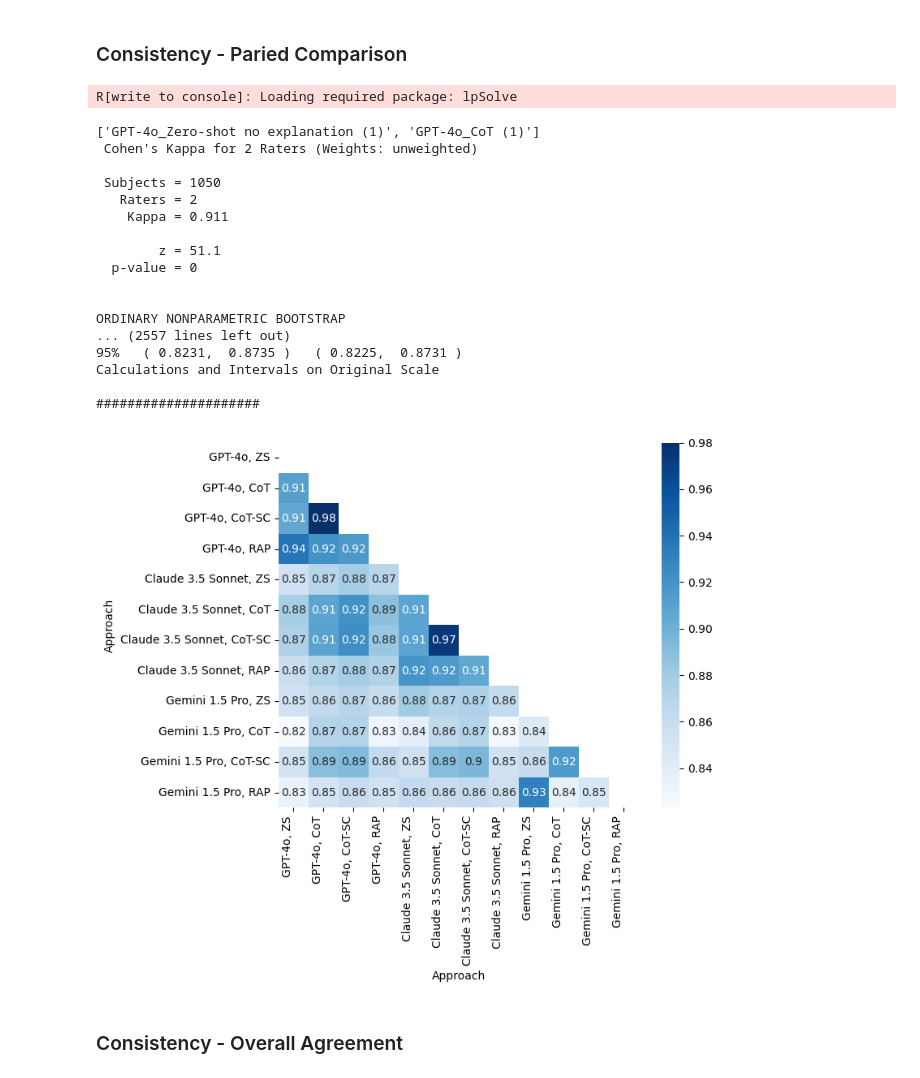
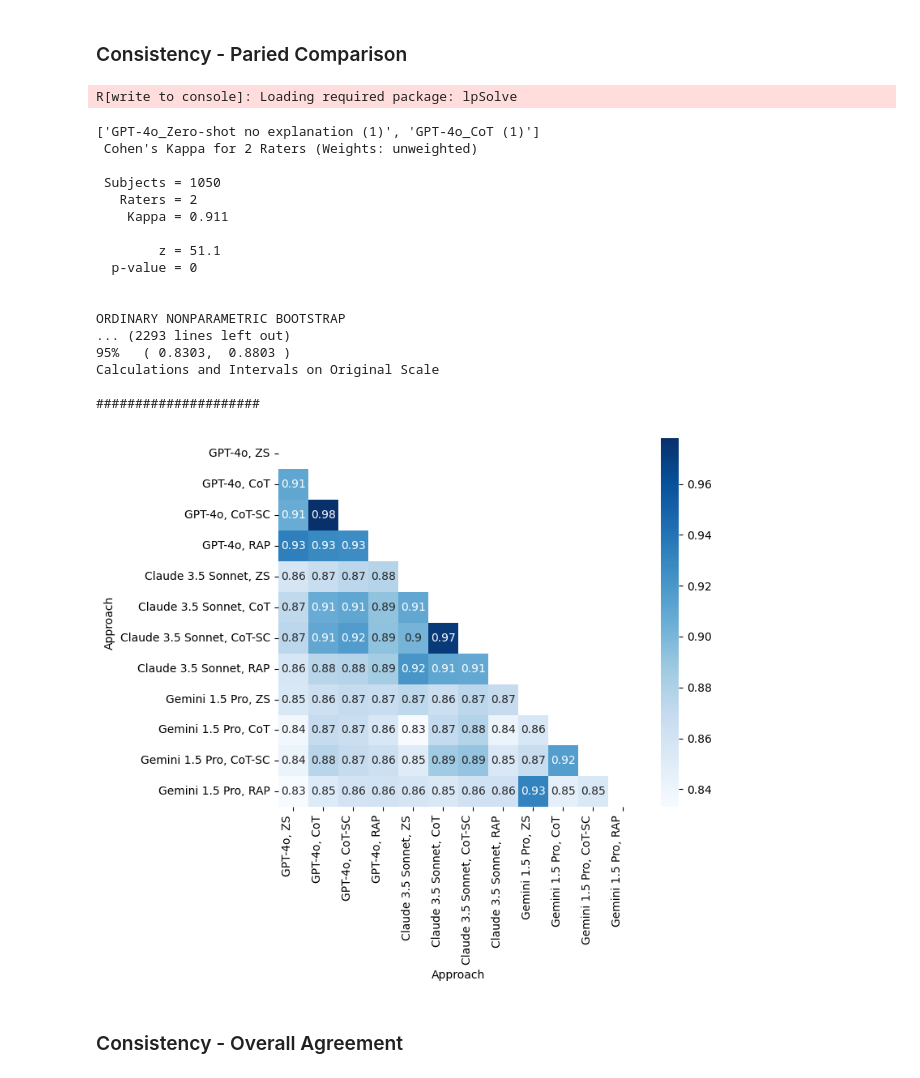
Before and after one commit to iHealthLab/DietitianExamEval, a Jupyter notebook: LLM_response_analysis_pub.ipynb, the cells around one changed output. Saved outputs shown, nothing was run; the diff lists cells and outputs as text; code cells hidden in the pictures.

```diff
--- a/LLM_response_analysis_pub.ipynb
+++ b/LLM_response_analysis_pub.ipynb
@@ -475,6 +471,14 @@ def choice_to_number(array):
     vectorized_mapping = np.vectorize(mapping.get)
     return vectorized_mapping(array)
 
+
+# The list of columns including one response per approach (3*4) -- randomly selected
+pred_column_names_one_per_approach = []
+random.seed(42)
+for i in list_of_pred_column_names:
+    if i:
+        val_rand = random.randint(0, 4)
+        pred_column_names_one_per_approach.append(i[val_rand])
 
 # Find the paired combinations
 comb_paired = [list(pair) for pair in combinations(pred_column_names_one_per_approach, 2)]
@@ -504,7 +508,7 @@ for paired in comb_paired:
         return(kc$value)
     }
     boot_statistic <- boot(data=mydata, statistic=ckappa.fun, R = 2000)
-    boot_ci_out <- boot.ci(boot.out = boot_statistic, type = c("norm", "basic", "perc", "bca"))
+    boot_ci_out <- boot.ci(boot.out = boot_statistic, type = c("norm"))
     """
 
     # Execute the R code
@@ -534,47 +538,47 @@ R[write to console]: Loading required package: lpSolve
 
 
 ORDINARY NONPARAMETRIC BOOTSTRAP
-... (2557 lines left out)
-95%   ( 0.8231,  0.8735 )   ( 0.8225,  0.8731 )
+... (2293 lines left out)
+95%   ( 0.8303,  0.8803 )
 Calculations and Intervals on Original Scale
 
 #####################
 # %%
 label_heatmap = ["GPT-4o, ZS", "GPT-4o, CoT",
                  "GPT-4o, CoT-SC", "GPT-4o, RAP",
                  "Claude 3.5 Sonnet, ZS", "Claude 3.5 Sonnet, CoT",
                  "Claude 3.5 Sonnet, CoT-SC", "Claude 3.5 Sonnet, RAP",
                  "Gemini 1.5 Pro, ZS", "Gemini 1.5 Pro, CoT",
                  "Gemini 1.5 Pro, CoT-SC", "Gemini 1.5 Pro, RAP"]
 
 cohen_heatmap = np.array([
-    [np.nan, 0.911, 0.906, 0.938, 0.855, 0.878, 0.874, 0.859, 0.855, 0.823, 0.852, 0.833],
-    [ 0.911,np.nan, 0.980, 0.920, 0.870, 0.908, 0.910, 0.872, 0.864, 0.871, 0.890, 0.852],
-    [ 0.906, 0.980,np.nan, 0.916, 0.879, 0.921, 0.923, 0.879, 0.870, 0.871, 0.893, 0.861],
-    [ 0.938, 0.920, 0.916,np.nan, 0.869, 0.889, 0.884, 0.873, 0.861, 0.829, 0.864, 0.854],
-    [ 0.855, 0.870, 0.879, 0.869,np.nan, 0.909, 0.909, 0.919, 0.881, 0.839, 0.854, 0.863],
-    [ 0.878, 0.908, 0.921, 0.889, 0.909,np.nan, 0.975, 0.915, 0.872, 0.865, 0.891, 0.861],
-    [ 0.874, 0.910, 0.923, 0.884, 0.909, 0.975,np.nan, 0.907, 0.874, 0.872, 0.895, 0.863],
-    [ 0.859, 0.872, 0.879, 0.873, 0.919, 0.915, 0.907,np.nan, 0.864, 0.827, 0.854, 0.857],
-    [ 0.855, 0.864, 0.870, 0.861, 0.881, 0.872, 0.874, 0.864,np.nan, 0.844, 0.862, 0.932],
-    [ 0.823, 0.871, 0.871, 0.829, 0.839, 0.865, 0.872, 0.827, 0.844,np.nan, 0.915, 0.837],
-    [ 0.852, 0.890, 0.893, 0.864, 0.854, 0.891, 0.895, 0.854, 0.862, 0.915,np.nan, 0.848],
-    [ 0.833, 0.852, 0.861, 0.854, 0.863, 0.861, 0.863, 0.857, 0.932, 0.837, 0.848,np.nan]
+    [np.nan, 0.911, 0.907, 0.934, 0.858, 0.872, 0.874, 0.857, 0.855, 0.838, 0.841, 0.833],
+    [ 0.911,np.nan, 0.978, 0.928, 0.867, 0.907, 0.910, 0.876, 0.864, 0.869, 0.876, 0.852],
+    [ 0.907, 0.978,np.nan, 0.926, 0.874, 0.911, 0.917, 0.877, 0.869, 0.866, 0.869, 0.860],
+    [ 0.934, 0.928, 0.926,np.nan, 0.877, 0.892, 0.893, 0.885, 0.867, 0.856, 0.864, 0.861],
+    [ 0.858, 0.867, 0.874, 0.877,np.nan, 0.910, 0.902, 0.921, 0.873, 0.833, 0.850, 0.858],
+    [ 0.872, 0.907, 0.911, 0.892, 0.910,np.nan, 0.972, 0.911, 0.865, 0.870, 0.886, 0.854],
+    [ 0.874, 0.910, 0.917, 0.893, 0.902, 0.972,np.nan, 0.909, 0.874, 0.878, 0.891, 0.863],
+    [ 0.857, 0.876, 0.877, 0.885, 0.921, 0.911, 0.909,np.nan, 0.869, 0.841, 0.854, 0.863],
+    [ 0.855, 0.864, 0.869, 0.867, 0.873, 0.865, 0.874, 0.869,np.nan, 0.856, 0.867, 0.932],
+    [ 0.838, 0.869, 0.866, 0.856, 0.833, 0.870, 0.878, 0.841, 0.856,np.nan, 0.916, 0.847],
+    [ 0.841, 0.876, 0.869, 0.864, 0.850, 0.886, 0.891, 0.854, 0.867, 0.916,np.nan, 0.855],
+    [ 0.833, 0.852, 0.860, 0.861, 0.858, 0.854, 0.863, 0.863, 0.932, 0.847, 0.855,np.nan]
 ])
 
 mask = np.triu(np.ones_like(cohen_heatmap, dtype=bool))
 plt.figure(figsize=(8, 7))
 sns.heatmap(cohen_heatmap, annot=True, cbar=True, cmap="Blues",
             xticklabels=label_heatmap, yticklabels=label_heatmap, mask=mask) #
 plt.xlabel('Approach')
 plt.ylabel('Approach')
 plt.xticks(rotation=90, ha='right')
 plt.tight_layout()
 plt.savefig('agreement_heatmap.pdf')
 
 plt.show()
 # %% [output]
-[figure, old version]
+[figure, new version]
 # %% [markdown]
 ### Consistency - Overall Agreement
 # %%
```
Also changed, not shown: parts of 3 cells of this notebook.
